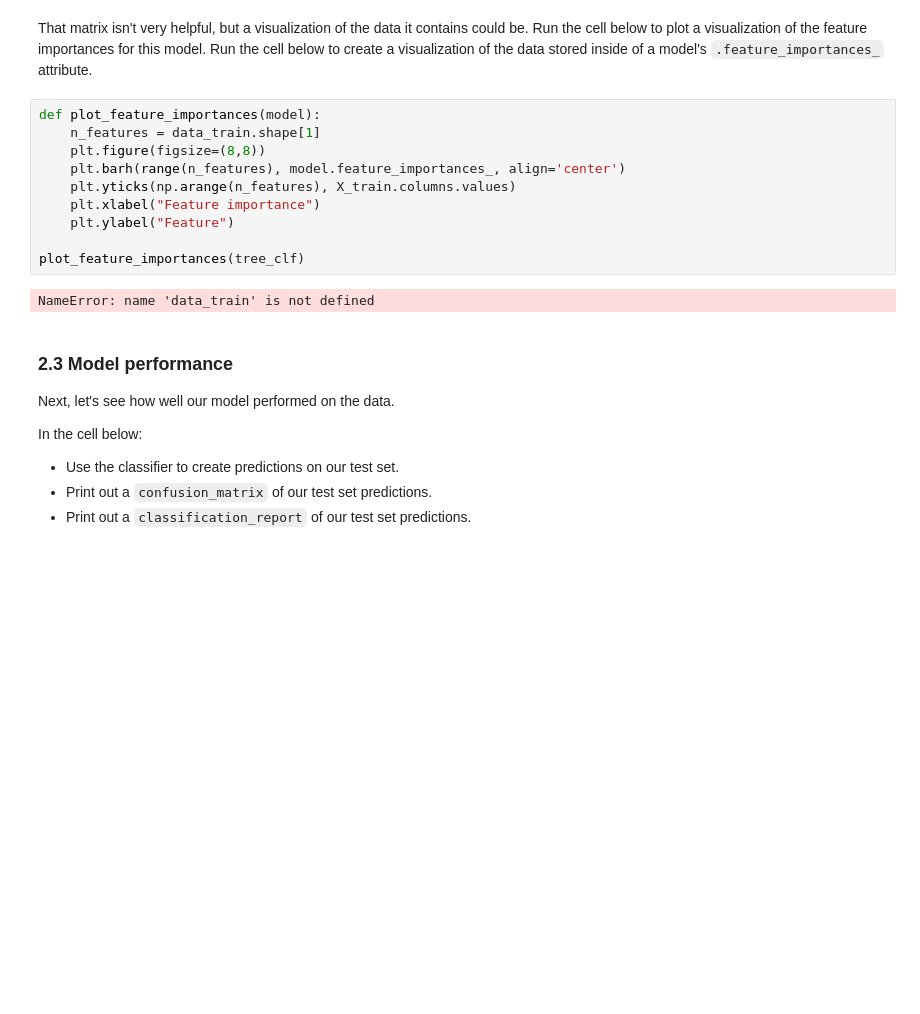
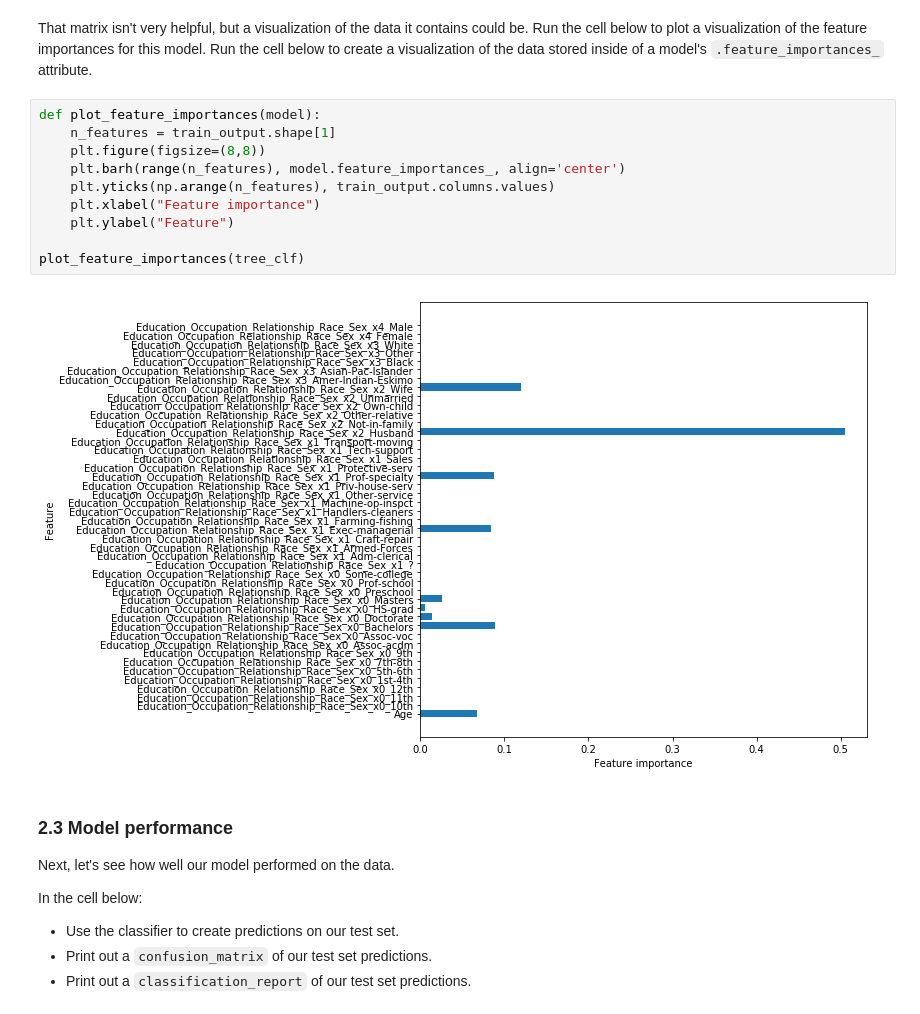
Before and after one commit to AlludedCrabb/dsc-3-32-04-tree-ensembles-and-random-forests-lab-seattle-ds-career-040119, a Jupyter notebook: index.ipynb, the cells around one changed output. Cells and saved outputs as stored; diff of their text form; blank space fills up the shorter version.

```diff
--- a/index.ipynb
+++ b/index.ipynb
@@ -174,16 +174,16 @@ array([6.71622766e-02, 0.00000000e+00, 0.00000000e+00, 0.00000000e+00,
 That matrix isn't very helpful, but a visualization of the data it contains could be.  Run the cell below to plot a visualization of the feature importances for this model. Run the cell below to create a visualization of the data stored inside of a model's `.feature_importances_` attribute.
 # %%
 def plot_feature_importances(model):
-    n_features = data_train.shape[1]
+    n_features = train_output.shape[1]
     plt.figure(figsize=(8,8))
     plt.barh(range(n_features), model.feature_importances_, align='center')
-    plt.yticks(np.arange(n_features), X_train.columns.values)
+    plt.yticks(np.arange(n_features), train_output.columns.values)
     plt.xlabel("Feature importance")
     plt.ylabel("Feature")
 
 plot_feature_importances(tree_clf)
 # %% [output]
-NameError: name 'data_train' is not defined
+[figure, added]
 # %% [markdown]
 ### 2.3 Model performance
 
```
